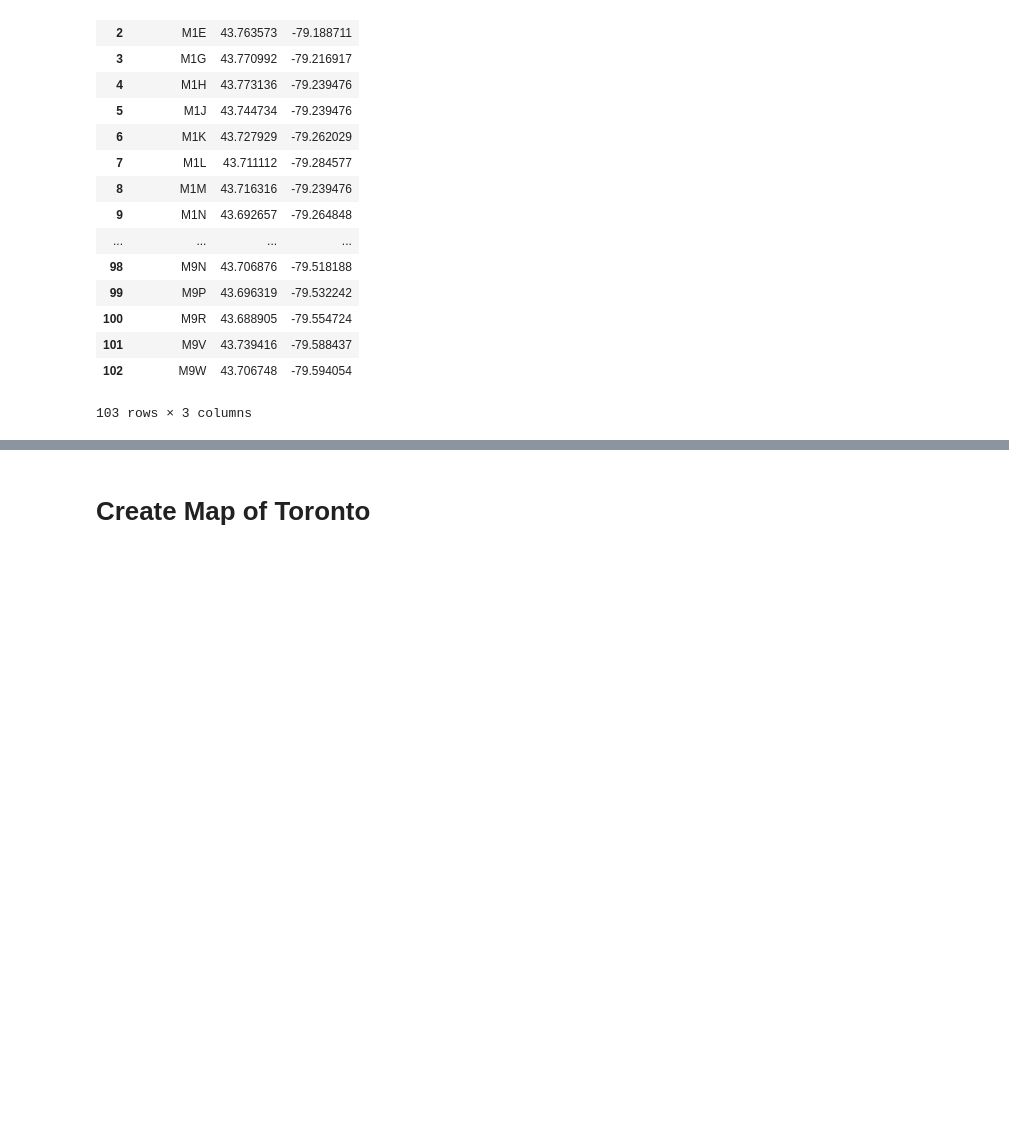
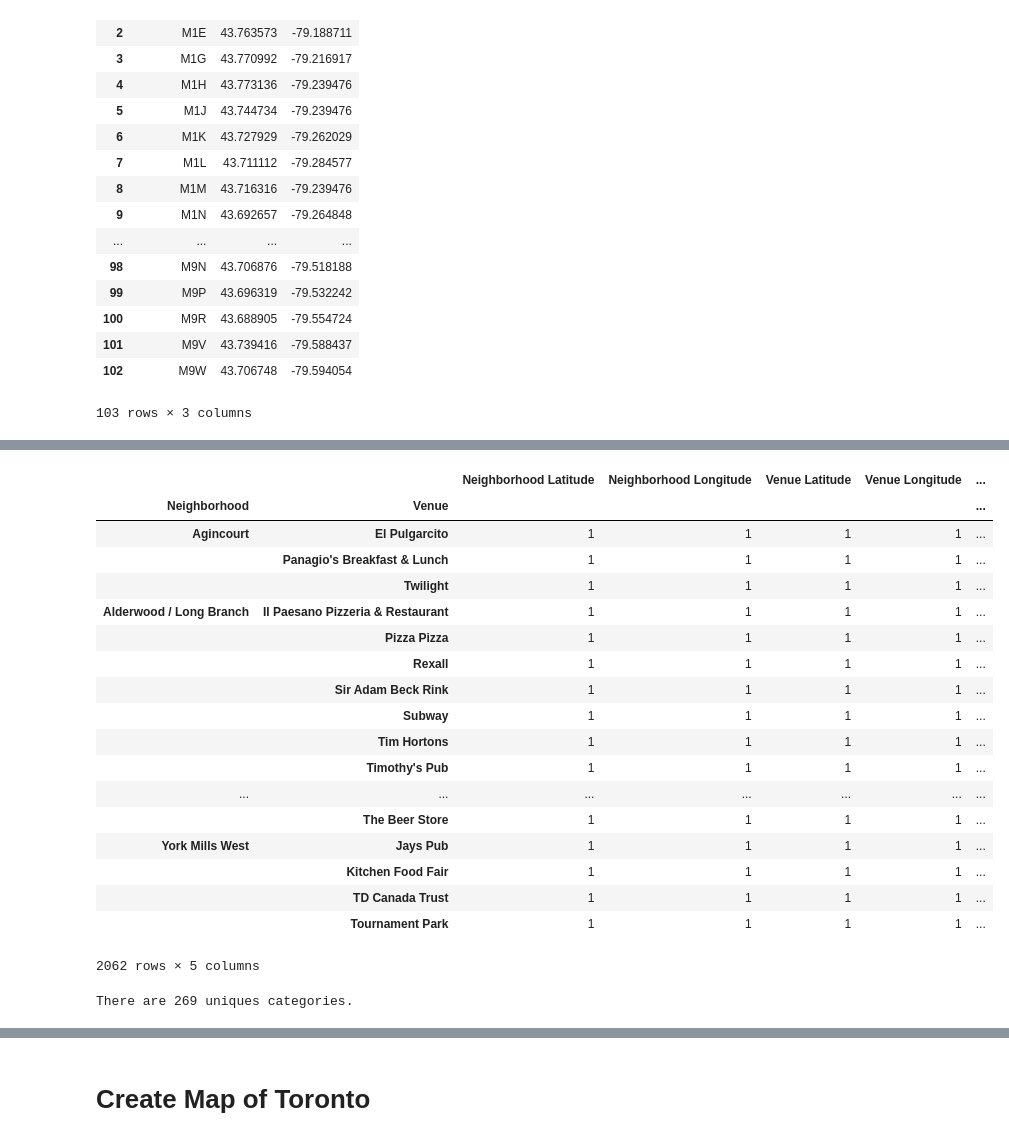
Before and after one commit to sneghosh84/Coursera_Capstone, a Jupyter notebook: Lab - Segmenting and Clustering Of Toronto Data.ipynb, the cells around one changed output, grey strips where cells are left out. Drawn from its saved outputs; the diff is of its cells as text; code cells hidden in the pictures; blank space fills up the shorter version.

```diff
--- a/Lab - Segmenting and Clustering Of Toronto Data.ipynb
+++ b/Lab - Segmenting and Clustering Of Toronto Data.ipynb
@@ -153,0 +167,8 @@ result
+# %%
+# type your answer here
+radius= 500
+LIMIT = 100
+url = 'https://api.foursquare.com/v2/venues/search?client_id={}&client_secret={}&ll={},{}&v={}&radius={}&limit={}'.format(CLIENT_ID, CLIENT_SECRET, neighborhood_latitude, neighborhood_longitude, VERSION,  radius, LIMIT)
+# %%
+import requests
+results = requests.get(url).json()
@@ -153,0 +215,7 @@ result
+# %%
+# type your answer here
+
+toronto_venues = getNearbyVenues(names=toronto_data['Neighborhood'],
+                                   latitudes=toronto_data['Latitude'],
+                                   longitudes=toronto_data['Longitude']
+                                  )
@@ -153,0 +251,26 @@ result
+# %%
+toronto_venues.groupby(['Neighborhood','Venue']).count()
+# %% [output]
+|  |  | Neighborhood Latitude | Neighborhood Longitude | Venue Latitude | Venue Longitude | ... |
+| Neighborhood | Venue |  |  |  |  | ... |
+| Agincourt | El Pulgarcito | 1 | 1 | 1 | 1 | ... |
+|  | Panagio's Breakfast & Lunch | 1 | 1 | 1 | 1 | ... |
+|  | Twilight | 1 | 1 | 1 | 1 | ... |
+| Alderwood / Long Branch | Il Paesano Pizzeria & Restaurant | 1 | 1 | 1 | 1 | ... |
+|  | Pizza Pizza | 1 | 1 | 1 | 1 | ... |
+|  | Rexall | 1 | 1 | 1 | 1 | ... |
+|  | Sir Adam Beck Rink | 1 | 1 | 1 | 1 | ... |
+|  | Subway | 1 | 1 | 1 | 1 | ... |
+|  | Tim Hortons | 1 | 1 | 1 | 1 | ... |
+|  | Timothy's Pub | 1 | 1 | 1 | 1 | ... |
+| ... | ... | ... | ... | ... | ... | ... |
+|  | The Beer Store | 1 | 1 | 1 | 1 | ... |
+| York Mills West | Jays Pub | 1 | 1 | 1 | 1 | ... |
+|  | Kitchen Food Fair | 1 | 1 | 1 | 1 | ... |
+|  | TD Canada Trust | 1 | 1 | 1 | 1 | ... |
+|  | Tournament Park | 1 | 1 | 1 | 1 | ... |
+2062 rows × 5 columns
+# %%
+print('There are {} uniques categories.'.format(len(toronto_venues['Venue Category'].unique())))
+# %% [output]
+There are 269 uniques categories.
```
Also changed, not shown: parts of 30 cells of this notebook.
